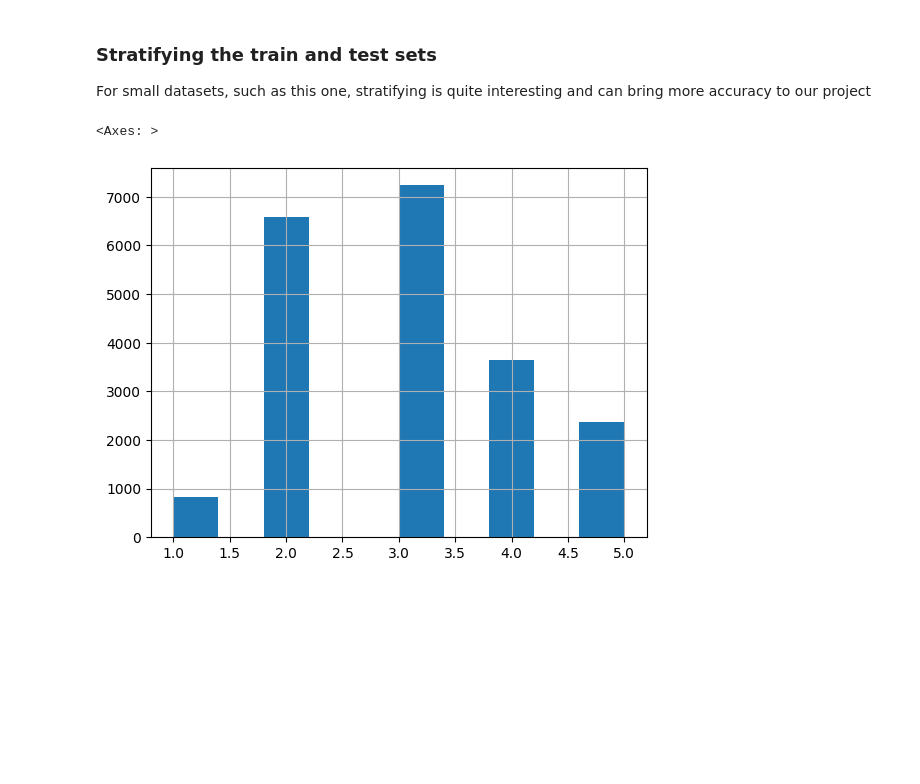
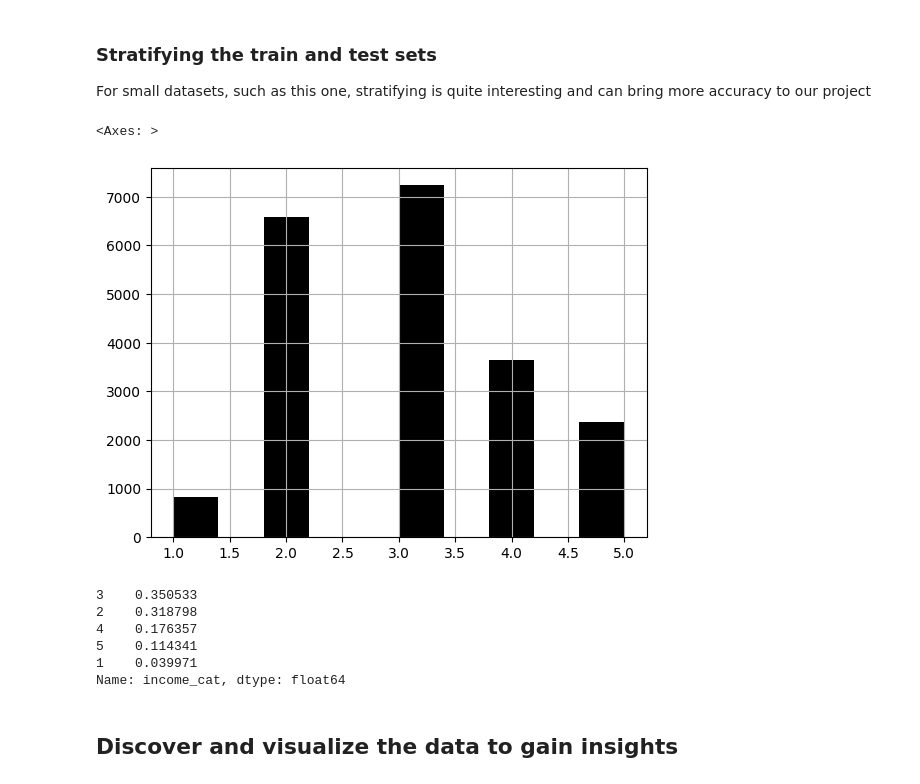
Before and after one commit to JoaoSiqueiraDS/handson-ml2, a Jupyter notebook: Chapter2EX_Second_Try.ipynb, the cells around one changed output. Drawn from its saved outputs; the diff is of its cells as text; code cells hidden in the pictures; blank space fills up the shorter version.

```diff
--- a/Chapter2EX_Second_Try.ipynb
+++ b/Chapter2EX_Second_Try.ipynb
@@ -96,7 +96,7 @@ housing['income_cat'] = pd.cut(housing['median_income'],
                                bins=[0, 1.5, 3.0, 4.5, 6.0, np.inf],
                                labels=[1, 2, 3, 4, 5])
 # %%
-housing['income_cat'].hist()
+housing['income_cat'].hist(color='k')
 # %% [output]
 <Axes: >
-[figure, old version]
+[figure, new version]
@@ -102,0 +110,9 @@ housing['income_cat'].hist()
+# %%
+strat_test_set['income_cat'].value_counts()/len(strat_test_set)
+# %% [output]
+3    0.350533
+2    0.318798
+4    0.176357
+5    0.114341
+1    0.039971
+Name: income_cat, dtype: float64
@@ -102,0 +124,2 @@ housing['income_cat'].hist()
+# %% [markdown]
+## Discover and visualize the data to gain insights
```
Also changed, not shown: parts of 15 cells of this notebook.
